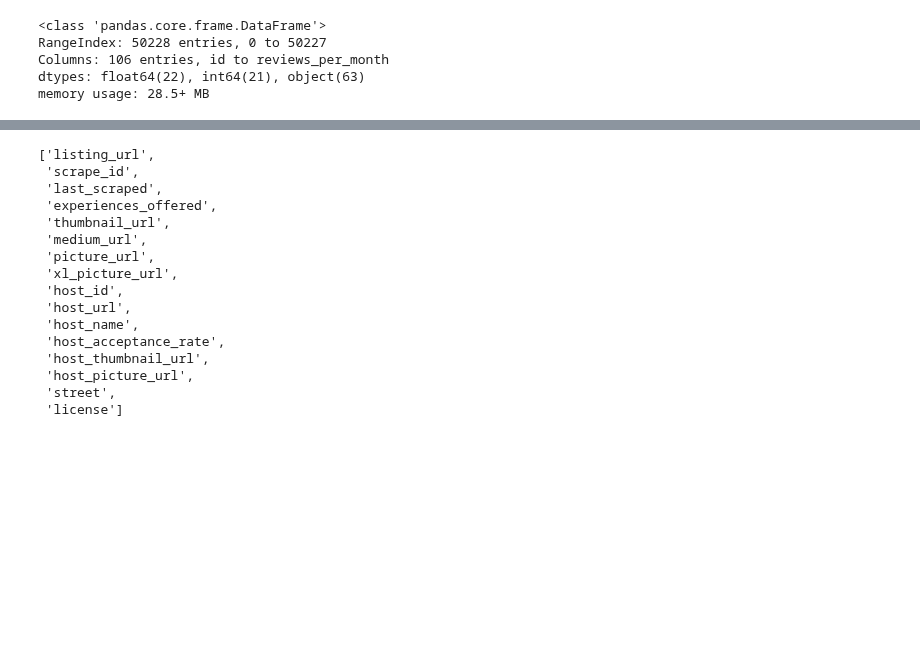
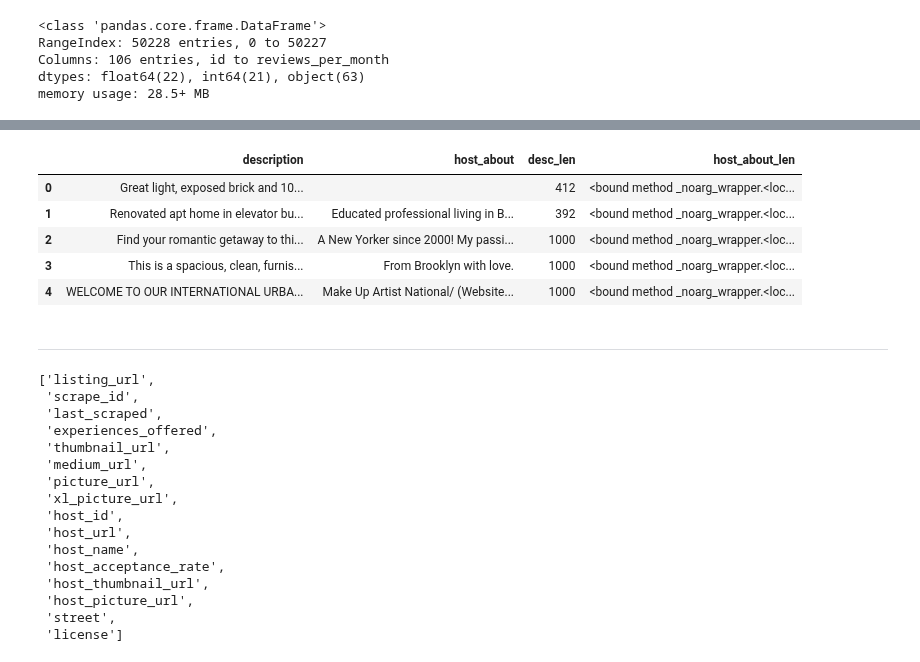
Before and after one commit to principal-miners/listings, a Jupyter notebook: ssh/NY_EDA_Cleaning.ipynb, the cells around one changed output, grey strips where cells are left out. Cells and saved outputs as stored; diff of their text form; code cells hidden in the pictures; blank space fills up the shorter version.

```diff
--- a/ssh/NY_EDA_Cleaning.ipynb
+++ b/ssh/NY_EDA_Cleaning.ipynb
@@ -84,3 +91,25 @@ ssh_cols_to_clean = remove_childlist_from_parentlist(ssh_cols_to_clean, nlp_cols
+# %%
+nlp_lencols = ["description", "host_about"]
+nlp_listings["description"].fillna("", inplace=True)
+nlp_listings["host_about"].fillna("", inplace=True)
+
+nlp_listings["description"] = nlp_listings["description"].astype(str)
+nlp_listings["host_about"] = nlp_listings["host_about"].astype(str)
+
+nlp_listings["desc_len"] = nlp_listings["description"].apply(len)
+nlp_listings["host_about_len"] = nlp_listings["host_about"].apply(len)
+# %%
+nlp_len_cols = ["description", "host_about", "desc_len", "host_about_len"]
+nlp_listings[nlp_len_cols].head()
+# %% [output]
+|  | description | host_about | desc_len | host_about_len |
+| 0 | Great light, exposed brick and 10... |  | 412 | <bound method _noarg_wrapper.<loc... |
+| 1 | Renovated apt home in elevator bu... | Educated professional living in B... | 392 | <bound method _noarg_wrapper.<loc... |
+| 2 | Find your romantic getaway to thi... | A New Yorker since 2000! My passi... | 1000 | <bound method _noarg_wrapper.<loc... |
+| 3 | This is a spacious, clean, furnis... | From Brooklyn with love. | 1000 | <bound method _noarg_wrapper.<loc... |
+| 4 | WELCOME TO OUR INTERNATIONAL URBA... | Make Up Artist National/ (Website... | 1000 | <bound method _noarg_wrapper.<loc... |
+# %% [markdown]
+-------------
 # %%
 cols_to_drop
 # %% [output]
```
Also changed, not shown: parts of 2 cells of this notebook, 1 other file.
